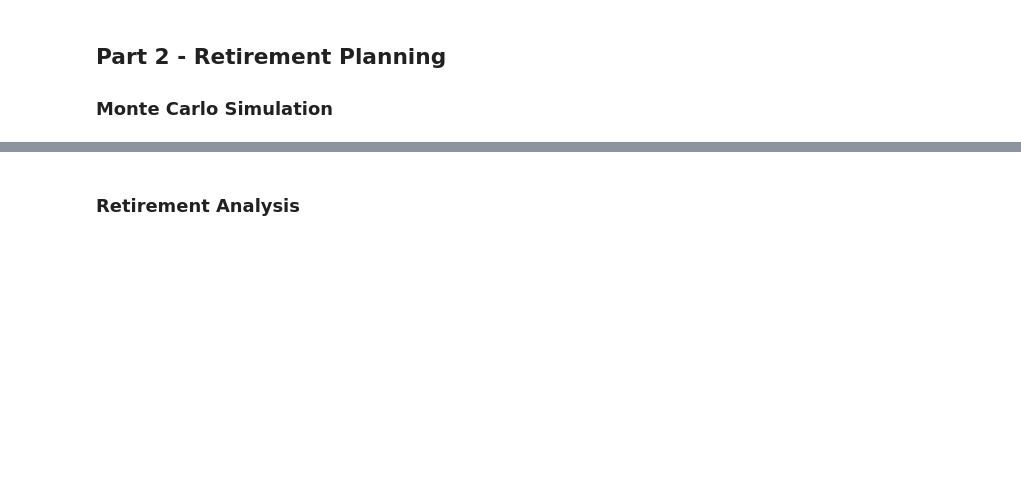
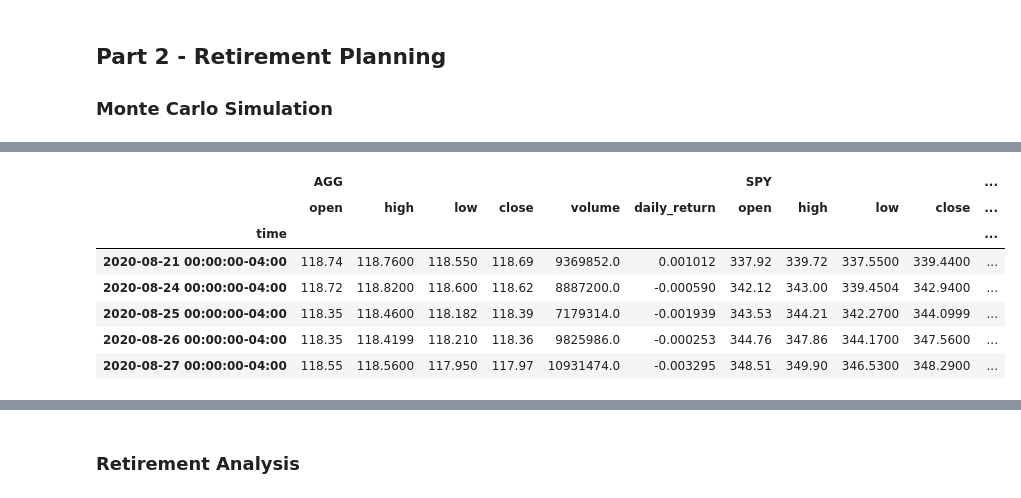
Before and after one commit to svcnygard2/Unit-5---Financial-Planning, a Jupyter notebook: financial-planner.ipynb, the cells around one changed output, grey strips where cells are left out. Saved outputs shown, nothing was run; the diff lists cells and outputs as text; code cells hidden in the pictures; blank space fills up the shorter version.

```diff
--- a/financial-planner.ipynb
+++ b/financial-planner.ipynb
@@ -309,13 +317,21 @@ print(f"Starting on {start_date} \n"
 # %%
 # Configure a Monte Carlo simulation to forecast 30 years cumulative returns
-# Printing the simulation input data
 MC_weight = MCSimulation(
-    portfolio_data = df_ticker,
+    portfolio_data = df_stock_data,
     weights = [.40,.60],
     num_simulation = 500,
     num_trading_days = 252*30
 )
 
 # Print the simulation input data
 MC_weight.portfolio_data.tail()
+# %% [output]
+|  | AGG |  |  |  |  |  | SPY |  |  |  | ... |
+|  | open | high | low | close | volume | daily_return | open | high | low | close | ... |
+| time |  |  |  |  |  |  |  |  |  |  | ... |
+| 2020-08-21 00:00:00-04:00 | 118.74 | 118.7600 | 118.550 | 118.69 | 9369852.0 | 0.001012 | 337.92 | 339.72 | 337.5500 | 339.4400 | ... |
+| 2020-08-24 00:00:00-04:00 | 118.72 | 118.8200 | 118.600 | 118.62 | 8887200.0 | -0.000590 | 342.12 | 343.00 | 339.4504 | 342.9400 | ... |
+| 2020-08-25 00:00:00-04:00 | 118.35 | 118.4600 | 118.182 | 118.39 | 7179314.0 | -0.001939 | 343.53 | 344.21 | 342.2700 | 344.0999 | ... |
+| 2020-08-26 00:00:00-04:00 | 118.35 | 118.4199 | 118.210 | 118.36 | 9825986.0 | -0.000253 | 344.76 | 347.86 | 344.1700 | 347.5600 | ... |
+| 2020-08-27 00:00:00-04:00 | 118.55 | 118.5600 | 117.950 | 117.97 | 10931474.0 | -0.003295 | 348.51 | 349.90 | 346.5300 | 348.2900 | ... |
 # %%
```
Also changed, not shown: parts of 21 cells of this notebook.
